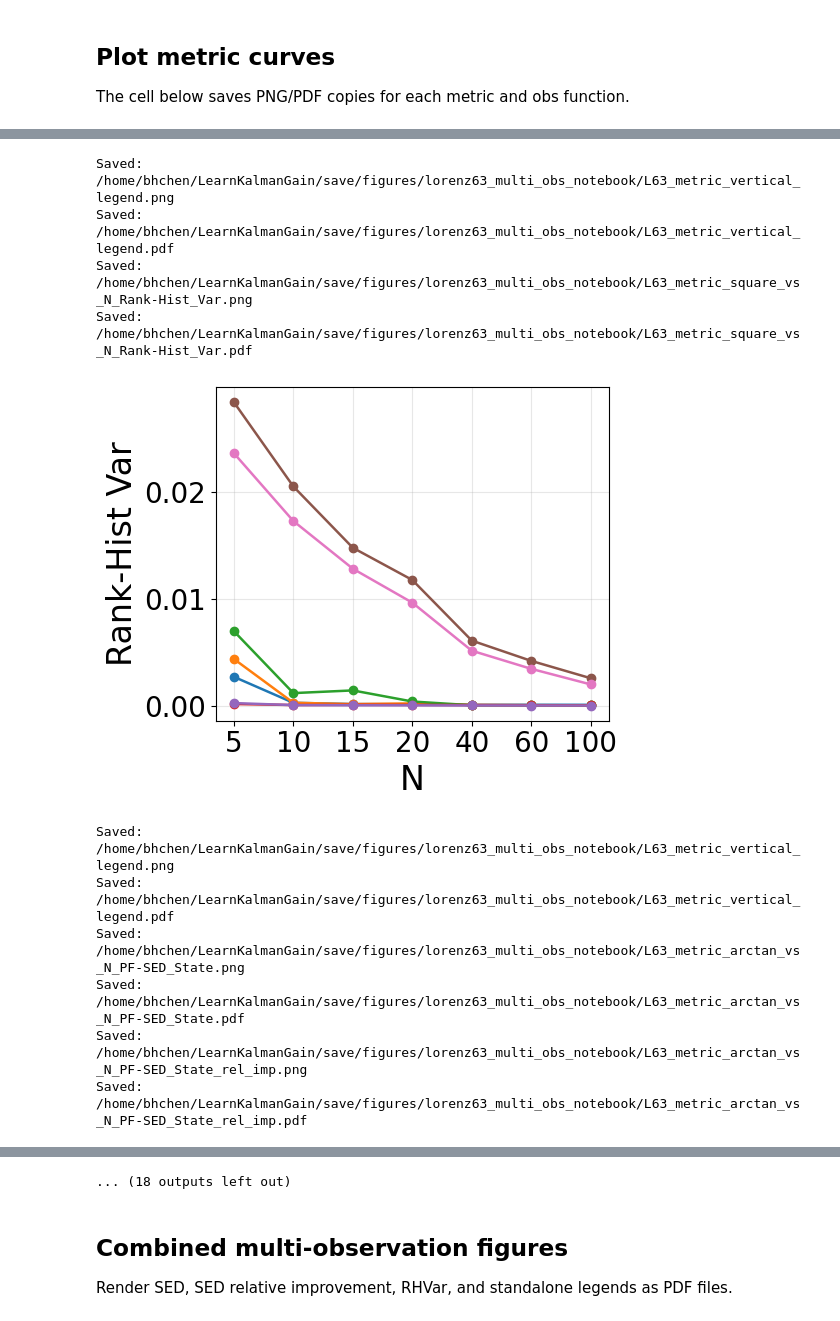
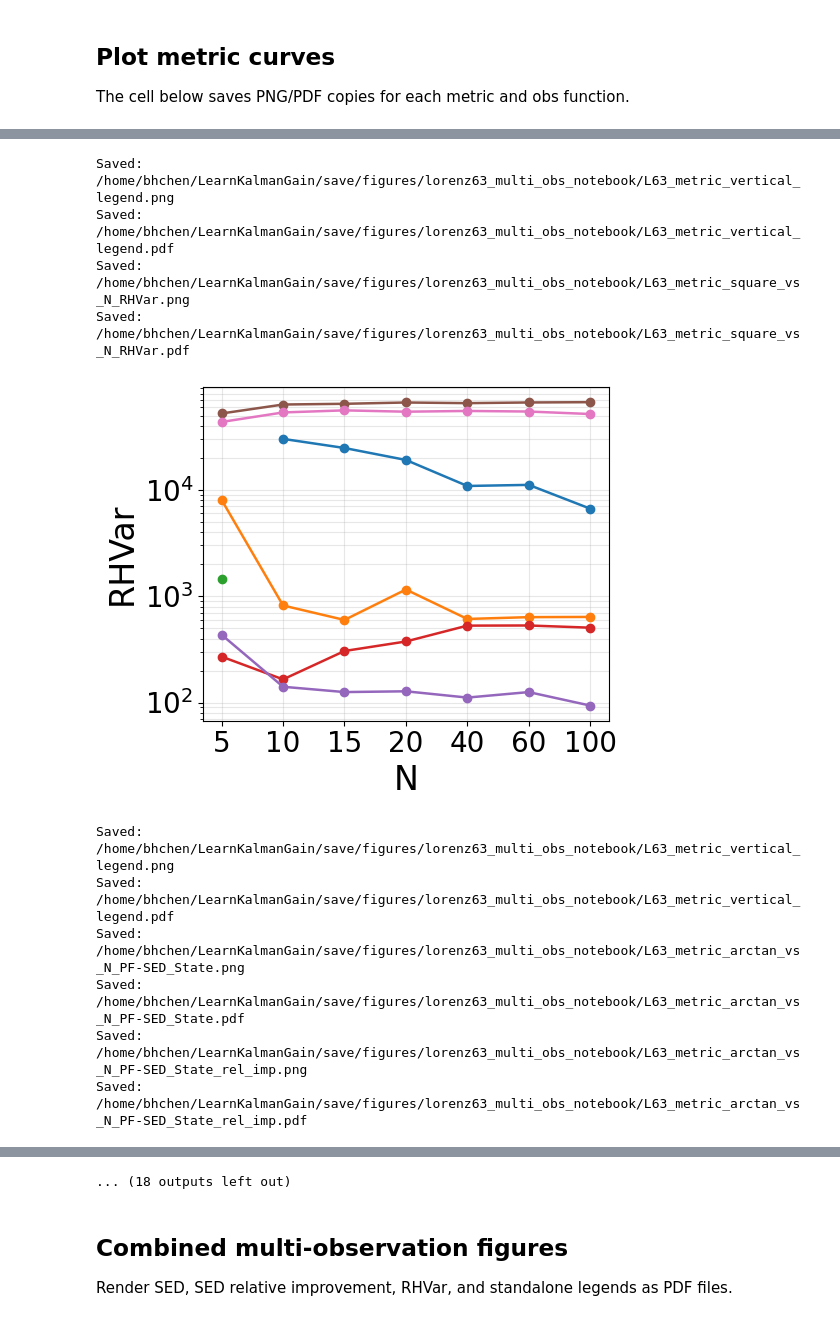
Before and after one commit to wispcarey/Proper-Scoring-Ensemble-Filter, a Jupyter notebook: test_notebooks/L63_metric_curves.ipynb, the cells around one changed output, grey strips where cells are left out. Drawn from its saved outputs; the diff is of its cells as text; code cells hidden in the pictures.

```diff
--- a/test_notebooks/L63_metric_curves.ipynb
+++ b/test_notebooks/L63_metric_curves.ipynb
@@ -299,7 +324,7 @@ METRIC_SPECS = [
     ('PF-SED PCA', ['mean_pf_sed_pca_avg', 'mean_pf_crps_pca_avg'], True),
     ('PF-SED Total', ['mean_pf_sed', 'mean_pf_crps'], True),
     ('RES1', ['mean_res1_traj', 'mean_res1', 'res1', 'mean_res1_step'], True),
-    ('Rank-Hist Var', ['rank_freq_var'], False),
+    ('RHVar', ['rank_freq_var'], False),
 ]
 
 METRIC_FIG_WIDTH = 5.4
@@ -310,6 +335,7 @@ METRIC_EQUAL_SPACING_WIDTH_THRESHOLD = 7.5
 METRIC_LEGEND_WIDTH = 1.9
 METRIC_LEGEND_HEIGHT_PER_ITEM = 0.42
 METRIC_LEGEND_BASE_HEIGHT = 0.3
+RHVAR_MASK_SED_KEYS = ['mean_pf_sed', 'mean_pf_crps']
 
 
 def collect_metric_table(method_specs, n_values, metric_key_candidates):
@@ -318,7 +344,14 @@ def collect_metric_table(method_specs, n_values, metric_key_candidates):
         rec_path = method_specs['dir'] / f'output_records_{N}.pt'
         if rec_path.exists():
             record = safe_torch_load(rec_path)
-            val = metric_from_record(record, metric_key_candidates)
+            if any(k in RANK_HIST_RAW_VAR_KEYS for k in metric_key_candidates):
+                sed_val = metric_from_record(record, RHVAR_MASK_SED_KEYS)
+                if np.isfinite(sed_val):
+                    val = normalized_rhvar_from_record(record, N)
+                else:
+                    val = np.nan
+            else:
+                val = metric_from_record(record, metric_key_candidates)
         else:
             val = np.nan
         xs.append(N)
@@ -378,7 +411,7 @@ def save_metric_vertical_legend(legend_handles, legend_labels, save_dir=None):
     ]
     legend_ax.legend(
         proxy_handles,
-        legend_labels,
+        [format_es_legend_label(label) for label in legend_labels],
         loc='center',
         ncol=1,
         frameon=False,
@@ -402,6 +435,20 @@ def apply_metric_yaxis_format(ax, metric_name):
     if needs_fixed_two_decimal_yticks(metric_name):
         from matplotlib.ticker import FormatStrFormatter
         ax.yaxis.set_major_formatter(FormatStrFormatter('%.2f'))
+
+
+RHVAR_YTICKS = [10.0 ** p for p in range(1, 6)]
+
+
+def is_rhvar_metric(metric_name):
+    return str(metric_name).upper() == 'RHVAR'
+
+
+def apply_rhvar_yaxis(ax):
+    from matplotlib.ticker import FixedLocator, LogFormatterMathtext
+    ax.set_yscale('log')
+    ax.yaxis.set_major_locator(FixedLocator(RHVAR_YTICKS))
+    ax.yaxis.set_major_formatter(LogFormatterMathtext(base=10))
 
 
 def use_equal_spaced_metric_x(fig_width):
@@ -494,7 +541,9 @@ def plot_metric_vs_N(metric_name, metric_keys, obs_fn=None, save=True, show_rela
     apply_metric_xaxis_ticks(ax_metric, METRIC_FIG_WIDTH)
     ax_metric.tick_params(axis='both', labelsize=TICK_FONTSIZE)
     apply_metric_yaxis_format(ax_metric, metric_name)
-    ax_metric.grid(alpha=0.3)
+    if is_rhvar_metric(metric_name):
+        apply_rhvar_yaxis(ax_metric)
+    ax_metric.grid(alpha=0.3, which='both' if is_rhvar_metric(metric_name) else 'major')
 
     if show_relative:
         ax_rel.set_xlabel('N', fontsize=AXIS_LABEL_FONTSIZE)
@@ -523,7 +572,9 @@ def plot_metric_vs_N(metric_name, metric_keys, obs_fn=None, save=True, show_rela
         apply_metric_xaxis_ticks(metric_ax, METRIC_FIG_WIDTH)
         metric_ax.tick_params(axis='both', labelsize=TICK_FONTSIZE)
         apply_metric_yaxis_format(metric_ax, metric_name)
-        metric_ax.grid(alpha=0.3)
+        if is_rhvar_metric(metric_name):
+            apply_rhvar_yaxis(metric_ax)
+        metric_ax.grid(alpha=0.3, which='both' if is_rhvar_metric(metric_name) else 'major')
         metric_fig.tight_layout()
         out_metric = FIG_SAVE_DIR / f'L63_metric_{obs_fn}_vs_N_{safe_name}.png'
         save_figure_png_pdf(metric_fig, out_metric, dpi=180, bbox_inches='tight')
@@ -587,8 +638,8 @@ Saved: /home/bhchen/LearnKalmanGain/save/figures/lorenz63_multi_obs_notebook/L63
 Saved: /home/bhchen/LearnKalmanGain/save/figures/lorenz63_multi_obs_notebook/L63_metric_vertical_legend.png
 Saved: /home/bhchen/LearnKalmanGain/save/figures/lorenz63_multi_obs_notebook/L63_metric_vertical_legend.pdf
-Saved: /home/bhchen/LearnKalmanGain/save/figures/lorenz63_multi_obs_notebook/L63_metric_square_vs_N_Rank-Hist_Var.png
-Saved: /home/bhchen/LearnKalmanGain/save/figures/lorenz63_multi_obs_notebook/L63_metric_square_vs_N_Rank-Hist_Var.pdf
+Saved: /home/bhchen/LearnKalmanGain/save/figures/lorenz63_multi_obs_notebook/L63_metric_square_vs_N_RHVar.png
+Saved: /home/bhchen/LearnKalmanGain/save/figures/lorenz63_multi_obs_notebook/L63_metric_square_vs_N_RHVar.pdf
-[figure, old version]
+[figure, new version]
 Saved: /home/bhchen/LearnKalmanGain/save/figures/lorenz63_multi_obs_notebook/L63_metric_vertical_legend.png
 Saved: /home/bhchen/LearnKalmanGain/save/figures/lorenz63_multi_obs_notebook/L63_metric_vertical_legend.pdf
 Saved: /home/bhchen/LearnKalmanGain/save/figures/lorenz63_multi_obs_notebook/L63_metric_arctan_vs_N_PF-SED_State.png
```
Also changed, not shown: parts of 8 cells of this notebook, 7 other files.
